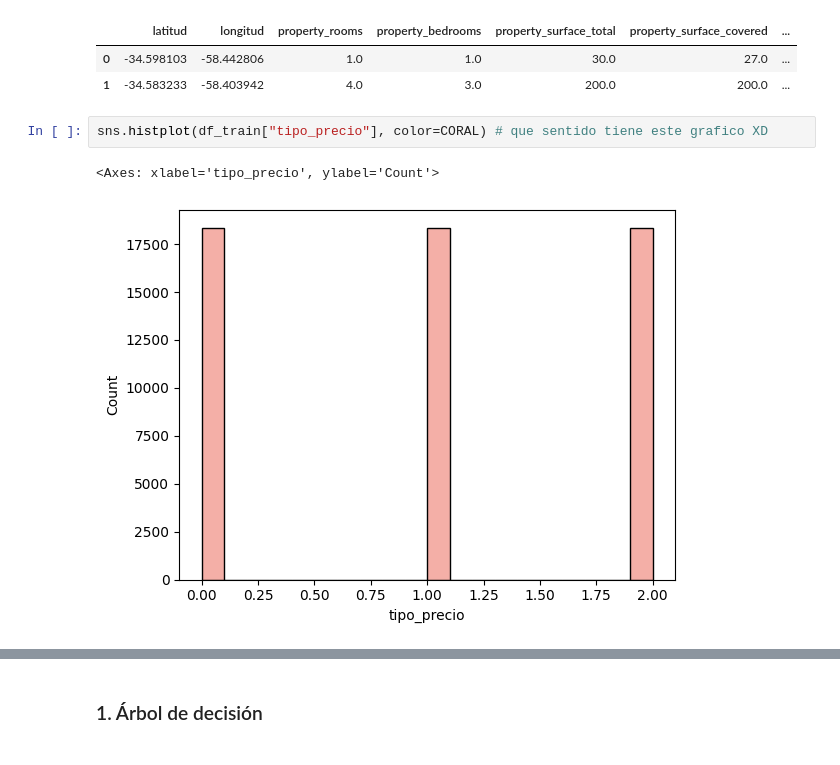
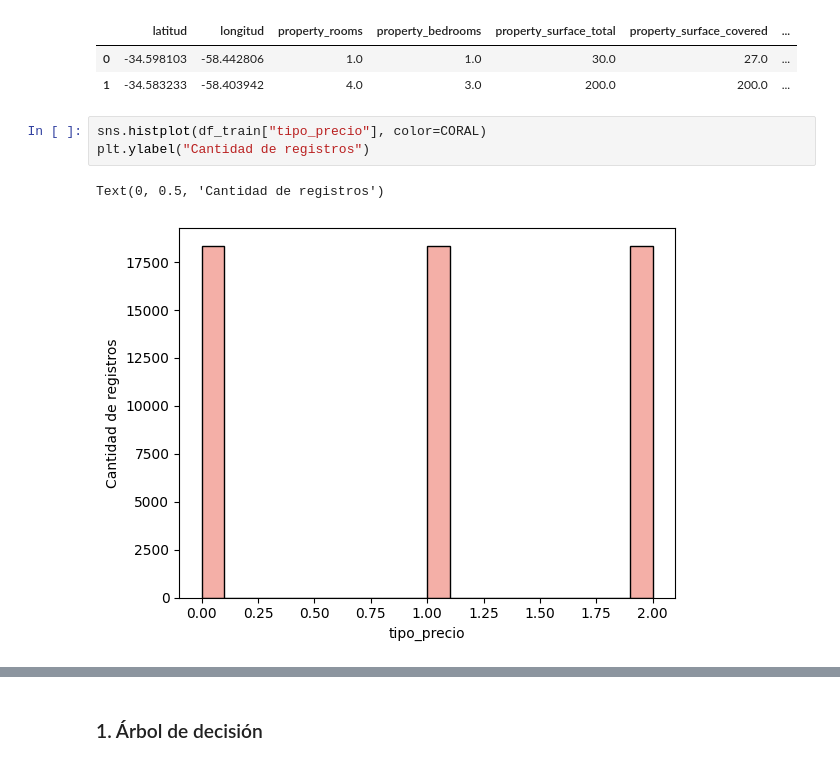
Before and after one commit to Taielmolina01/7506R-1C2024-GRUPO01, a Jupyter notebook: TP1/7606R_TP1_GRUPO01_ENTREGA_N2.ipynb, the cells around one changed output, grey strips where cells are left out. Cells and saved outputs as stored; diff of their text form.

```diff
--- a/TP1/7606R_TP1_GRUPO01_ENTREGA_N2.ipynb
+++ b/TP1/7606R_TP1_GRUPO01_ENTREGA_N2.ipynb
@@ -295,7 +295,8 @@ df_train.head(2)
 | 0 | -34.598103 | -58.442806 | 1.0 | 1.0 | 30.0 | 27.0 | ... |
 | 1 | -34.583233 | -58.403942 | 4.0 | 3.0 | 200.0 | 200.0 | ... |
 # %%
-sns.histplot(df_train["tipo_precio"], color=CORAL) # que sentido tiene este grafico XD
+sns.histplot(df_train["tipo_precio"], color=CORAL)
+plt.ylabel("Cantidad de registros")
 # %% [output]
-<Axes: xlabel='tipo_precio', ylabel='Count'>
+Text(0, 0.5, 'Cantidad de registros')
-[figure, old version]
+[figure, new version]
```
Also changed, not shown: parts of 31 cells of this notebook.
